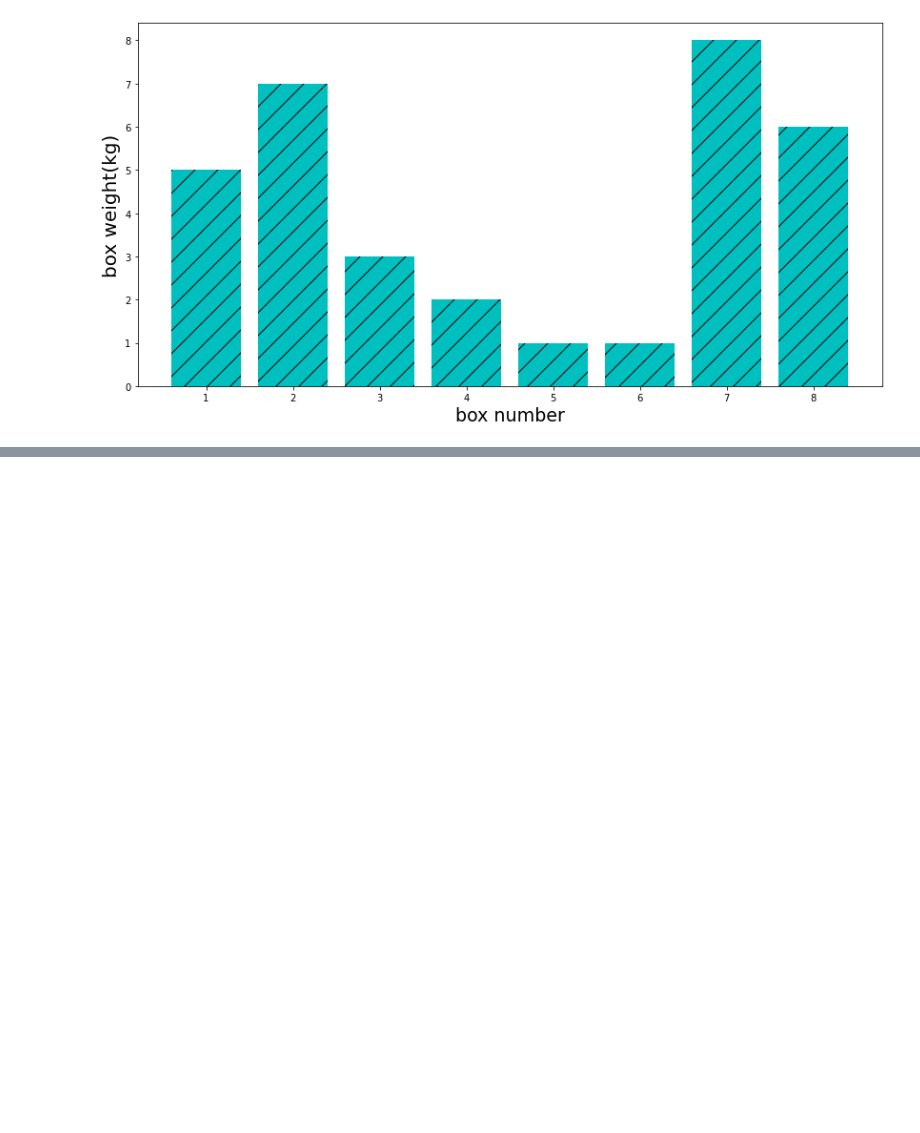
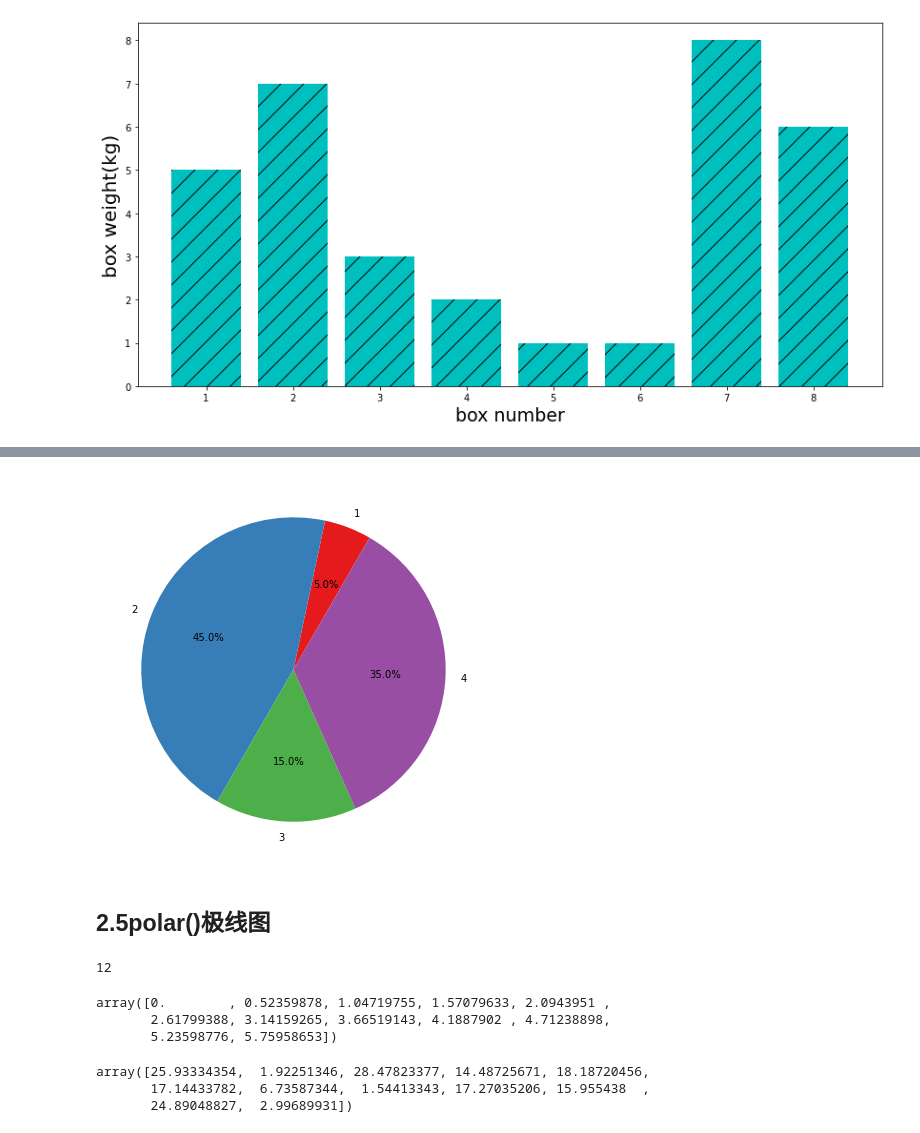
Before and after one commit to meininghang/Personal-Learning, a Jupyter notebook: matplotlib学习/基础图形.ipynb, the cells around one changed output, grey strips where cells are left out. Cells and saved outputs as stored; diff of their text form; code cells hidden in the pictures; blank space fills up the shorter version.

```diff
--- a/matplotlib学习/基础图形.ipynb
+++ b/matplotlib学习/基础图形.ipynb
@@ -28,0 +86,13 @@ plt.show()
+# %%
+kinds = '1','2','3','4',
+colors = ['#e41a1c','#377eb8','#4daf4a','#984ea3']
+soldNums = [0.05,0.45,0.15,0.35]
+# %%
+plt.figure(figsize=(14,7))
+plt.pie(soldNums,labels=kinds,
+        autopct='%3.1f%%',startangle=60,colors=colors)
+plt.show()
+# %% [output]
+[figure, added]
+# %% [markdown]
+## 2.5polar()极线图
@@ -28,0 +103,16 @@ plt.show()
+# %%
+barSlices
+# %% [output]
+12
+# %%
+theta
+# %% [output]
+array([0.        , 0.52359878, 1.04719755, 1.57079633, 2.0943951 ,
+       2.61799388, 3.14159265, 3.66519143, 4.1887902 , 4.71238898,
+       5.23598776, 5.75958653])
+# %%
+r
+# %% [output]
+array([25.93334354,  1.92251346, 28.47823377, 14.48725671, 18.18720456,
+       17.14433782,  6.73587344,  1.54413343, 17.27035206, 15.955438  ,
+       24.89048827,  2.99689931])
```
Also changed, not shown: parts of 23 cells of this notebook, 2 other files.
